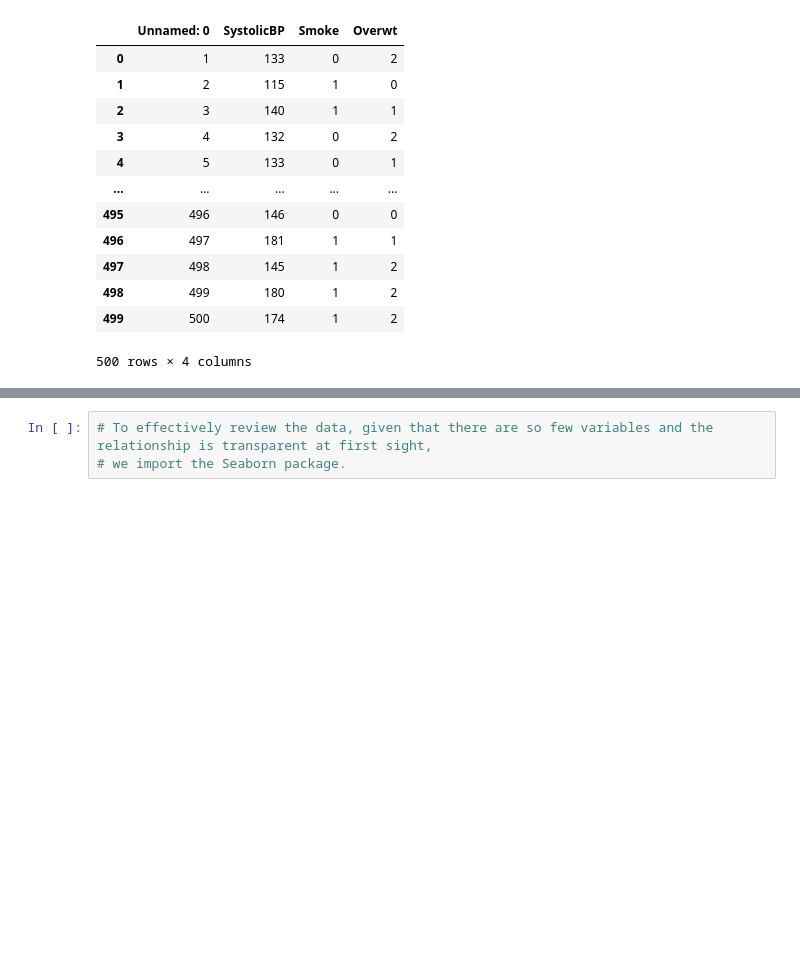
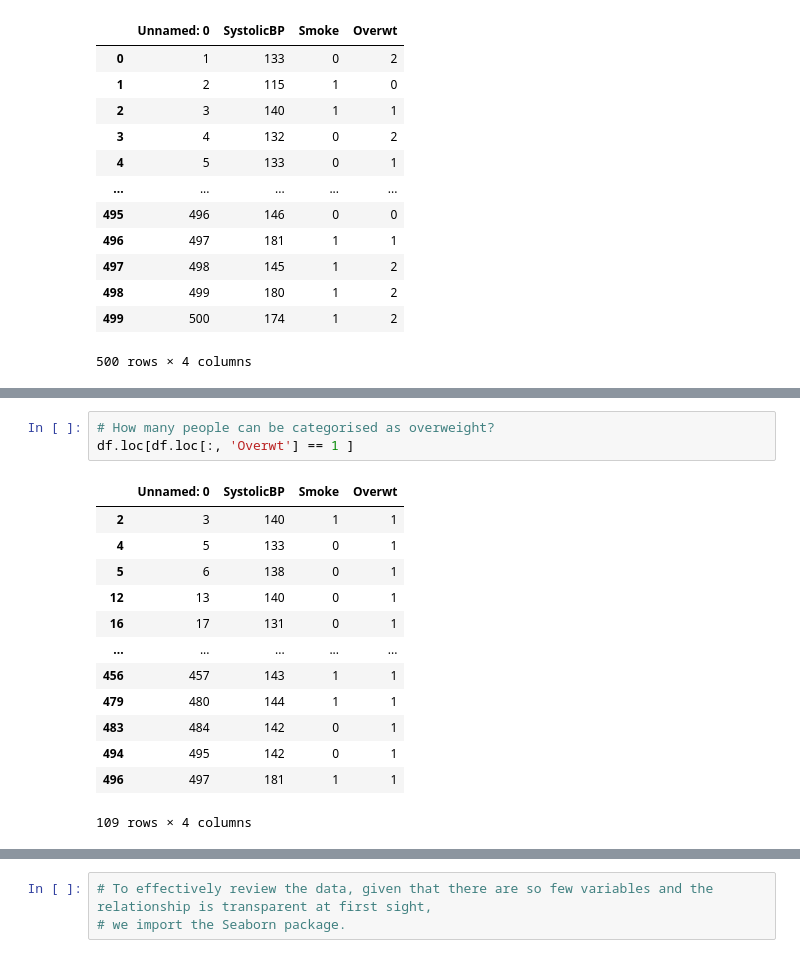
Before and after one commit to jonkavana/PODA-Simulation-2020, a Jupyter notebook: Phenomenon Simulated Data.ipynb, the cells around one changed output, grey strips where cells are left out. Drawn from its saved outputs; the diff is of its cells as text; blank space fills up the shorter version.

```diff
--- a/Phenomenon Simulated Data.ipynb
+++ b/Phenomenon Simulated Data.ipynb
@@ -141,0 +172,17 @@ df.describe()
+# %%
+# How many people can be categorised as overweight?
+df.loc[df.loc[:, 'Overwt'] == 1 ]
+# %% [output]
+|  | Unnamed: 0 | SystolicBP | Smoke | Overwt |
+| 2 | 3 | 140 | 1 | 1 |
+| 4 | 5 | 133 | 0 | 1 |
+| 5 | 6 | 138 | 0 | 1 |
+| 12 | 13 | 140 | 0 | 1 |
+| 16 | 17 | 131 | 0 | 1 |
+| ... | ... | ... | ... | ... |
+| 456 | 457 | 143 | 1 | 1 |
+| 479 | 480 | 144 | 1 | 1 |
+| 483 | 484 | 142 | 0 | 1 |
+| 494 | 495 | 142 | 0 | 1 |
+| 496 | 497 | 181 | 1 | 1 |
+109 rows × 4 columns
```
Also changed, not shown: parts of 20 cells of this notebook, 1 other file.
